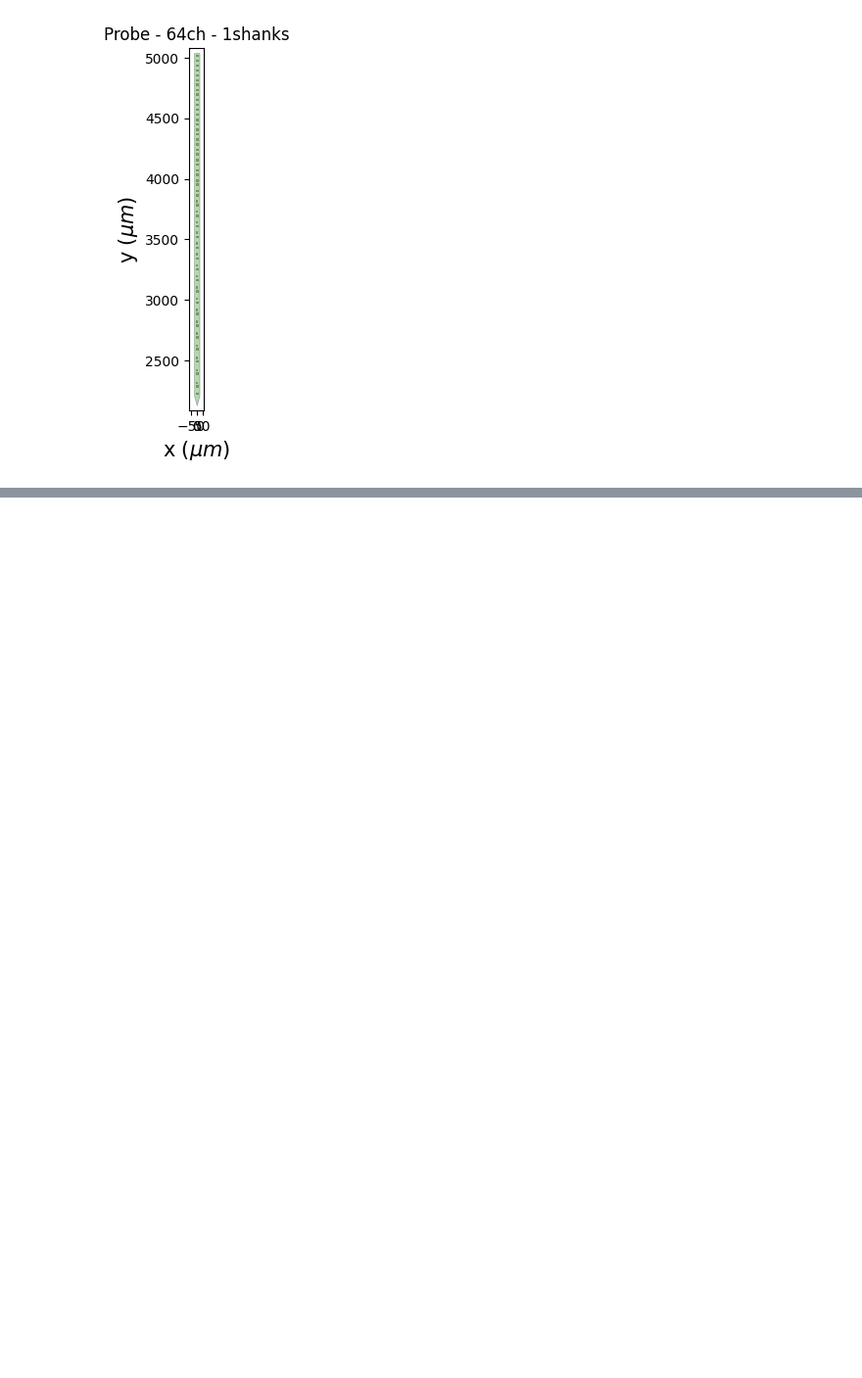
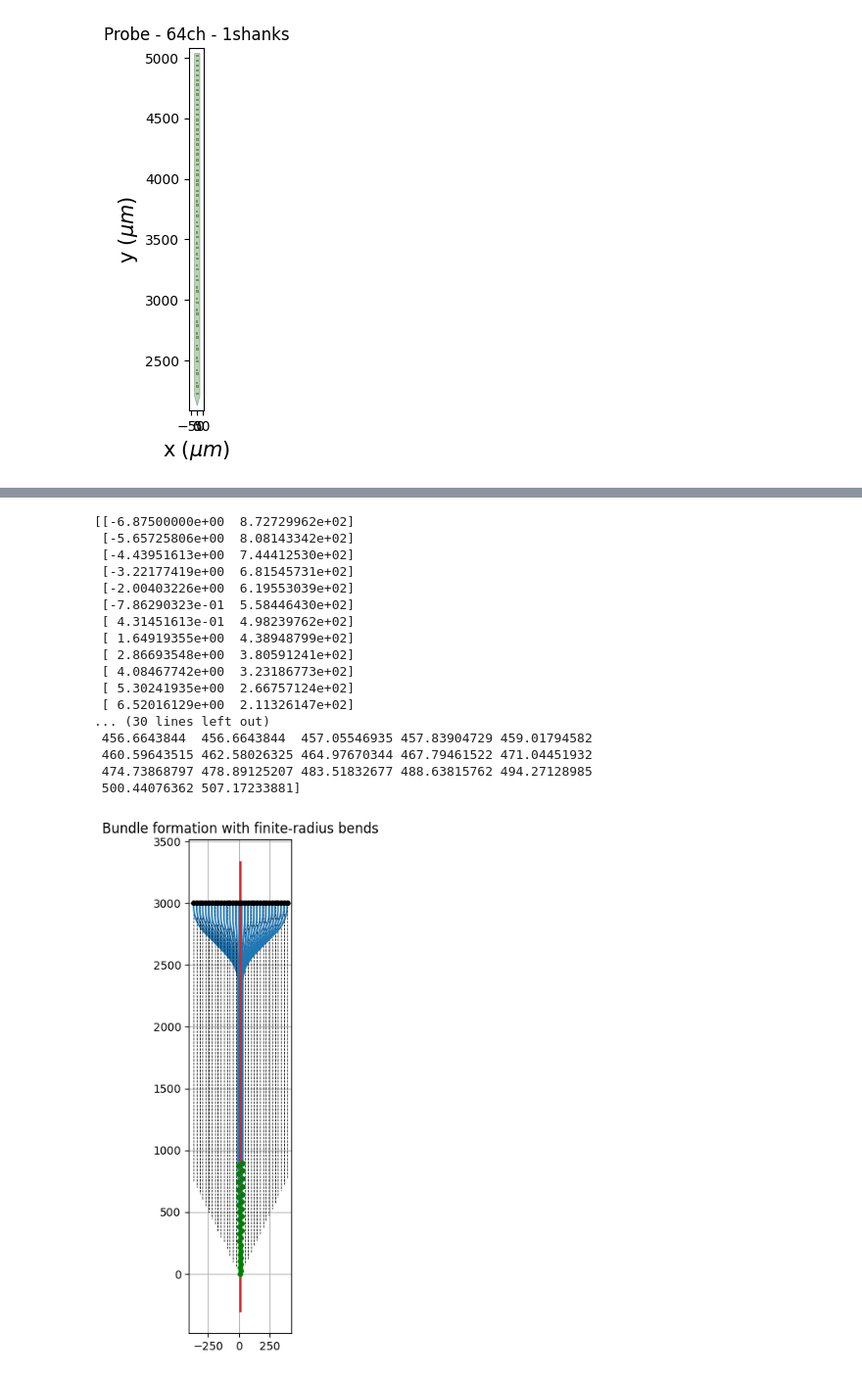
Before and after one commit to BruneBettler/SpikeExplore, a Jupyter notebook: probe_geom.ipynb, the cells around one changed output, grey strips where cells are left out. Shown at 98% size. Drawn from its saved outputs; the diff is of its cells as text; code cells hidden in the pictures; blank space fills up the shorter version.

```diff
--- a/probe_geom.ipynb
+++ b/probe_geom.ipynb
@@ -495,0 +259,35 @@ buildProbeJSON_modifiedCoords(amplifier_xml_path, xcoords, ycoords, output_filen
+# %%
+from clean_bending_model import run_from_mat_file, BundleParameters
+
+params = BundleParameters(
+    first_bend_distance=150.0,
+    max_bend_angle_deg=45.0,
+    bundle_ratio=0.05,
+    first_radius=300.0,
+    second_radius=300.0,
+)
+
+result = run_from_mat_file("matlab.mat", params=params, make_plot=True)
+
+print(result.ends)
+print(result.bend_angles_deg)
+print(result.middle_segment_lengths)
+# %% [output]
+[[-6.87500000e+00  8.72729962e+02]
+ [-5.65725806e+00  8.08143342e+02]
+ [-4.43951613e+00  7.44412530e+02]
+ [-3.22177419e+00  6.81545731e+02]
+ [-2.00403226e+00  6.19553039e+02]
+ [-7.86290323e-01  5.58446430e+02]
+ [ 4.31451613e-01  4.98239762e+02]
+ [ 1.64919355e+00  4.38948799e+02]
+ [ 2.86693548e+00  3.80591241e+02]
+ [ 4.08467742e+00  3.23186773e+02]
+ [ 5.30241935e+00  2.66757124e+02]
+ [ 6.52016129e+00  2.11326147e+02]
+... (30 lines left out)
+ 456.6643844  456.6643844  457.05546935 457.83904729 459.01794582
+ 460.59643515 462.58026325 464.97670344 467.79461522 471.04451932
+ 474.73868797 478.89125207 483.51832677 488.63815762 494.27128985
+ 500.44076362 507.17233881]
+[figure, added]
```
Also changed, not shown: parts of 5 cells of this notebook, 6 other files.
